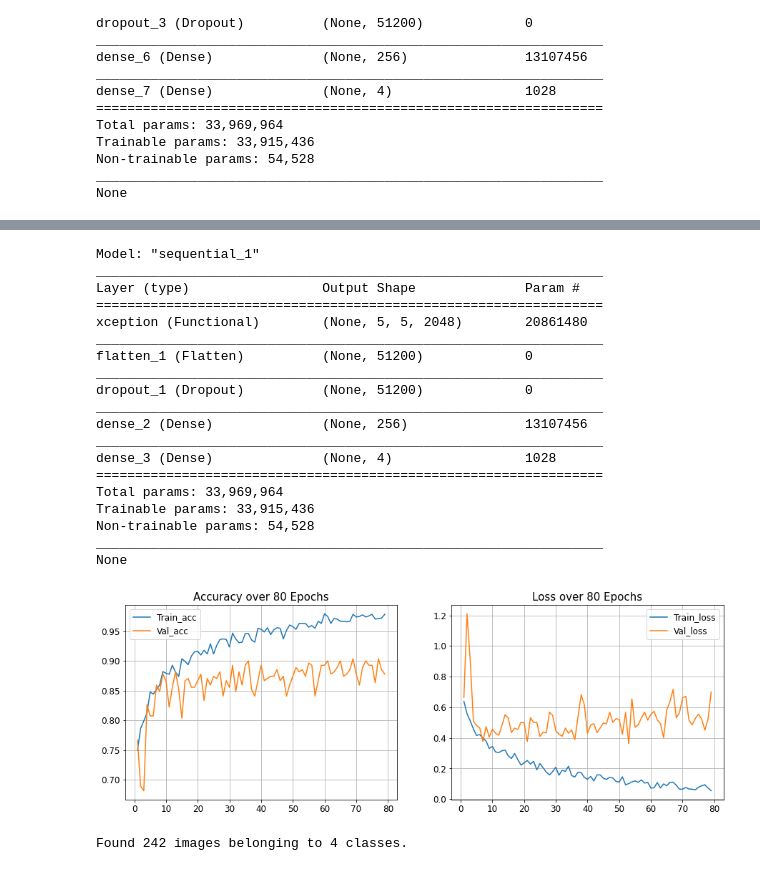
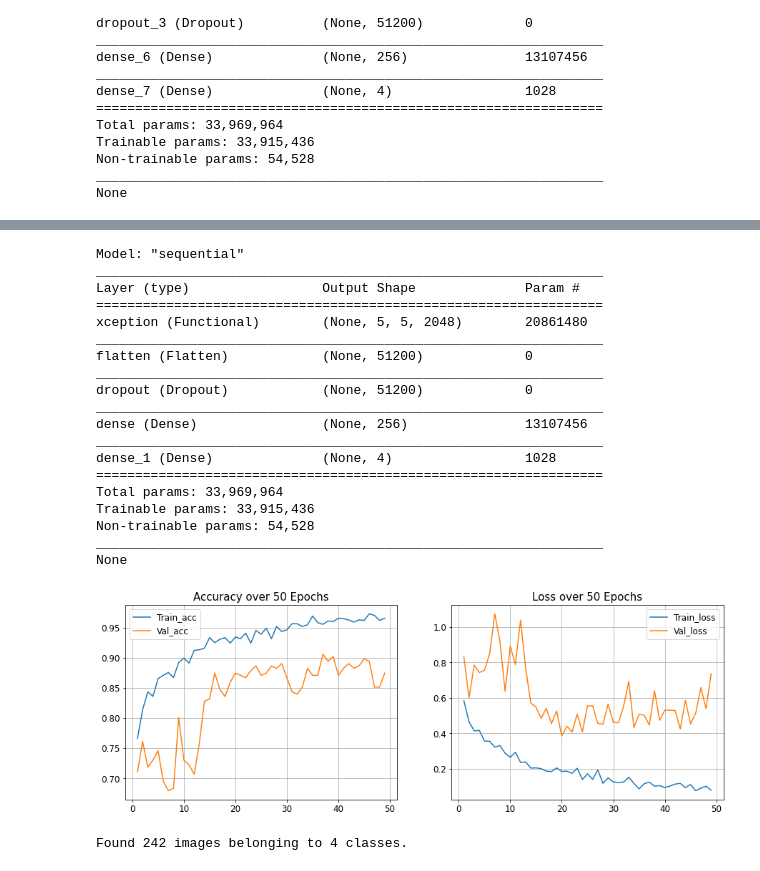
Before and after one commit to omarmohamed2011/CoroNet, a Jupyter notebook: Untitled5.ipynb, the cells around one changed output, grey strips where cells are left out. Cells and saved outputs as stored; diff of their text form; code cells hidden in the pictures.

```diff
--- a/Untitled5.ipynb
+++ b/Untitled5.ipynb
@@ -184,22 +184,22 @@ Epoch 21/50
 model.save('4-class-Covid19-Mod-Xception3.h5')
 !cp /content/"4-class-Covid19-Mod-Xception3.h5" /content/drive/"My Drive"/"four_classes"
 # %%
-model=load_model('/content/drive/My Drive/four_classes/4-class-Covid19-Mod-Xception3.h5')
+model=load_model('/content/drive/My Drive/four_classes/4-class-Covid19-Mod-Xception.h5')
 print(model.summary())
 # %% [output]
-Model: "sequential_1"
+Model: "sequential"
 _________________________________________________________________
 Layer (type)                 Output Shape              Param #
 =================================================================
 xception (Functional)        (None, 5, 5, 2048)        20861480
 _________________________________________________________________
-flatten_1 (Flatten)          (None, 51200)             0
+flatten (Flatten)            (None, 51200)             0
 _________________________________________________________________
-dropout_1 (Dropout)          (None, 51200)             0
+dropout (Dropout)            (None, 51200)             0
 _________________________________________________________________
-dense_2 (Dense)              (None, 256)               13107456
+dense (Dense)                (None, 256)               13107456
 _________________________________________________________________
-dense_3 (Dense)              (None, 4)                 1028
+dense_1 (Dense)              (None, 4)                 1028
 =================================================================
 Total params: 33,969,964
 Trainable params: 33,915,436
@@ -209,32 +209,32 @@ None
 # %%
 #Plot the accuracy and loss graphs
 
 import matplotlib.pyplot as plt
 
 
 def plot_acc_loss(result, epochs):
     acc = result.history['acc']
     loss = result.history['loss']
     val_acc = result.history['val_acc']
     val_loss = result.history['val_loss']
     plt.figure(figsize=(15, 5))
     plt.subplot(121)
     plt.plot(range(1,epochs), acc[1:], label='Train_acc')
     plt.plot(range(1,epochs), val_acc[1:], label='Val_acc')
     plt.title('Accuracy over ' + str(epochs) + ' Epochs', size=15)
     plt.legend()
     plt.grid(True)
     plt.subplot(122)
     plt.plot(range(1,epochs), loss[1:], label='Train_loss')
     plt.plot(range(1,epochs), val_loss[1:], label='Val_loss')
     plt.title('Loss over ' + str(epochs) + ' Epochs', size=15)
     plt.legend()
     plt.grid(True)
     plt.show()
 
-plot_acc_loss(result, 80)
+plot_acc_loss(result, 50)
 # %% [output]
-[figure, old version]
+[figure, new version]
 # %%
 # Create evaluate data generator from test set
 #Dont forget shuffle false
```
Also changed, not shown: parts of 4 cells of this notebook.
